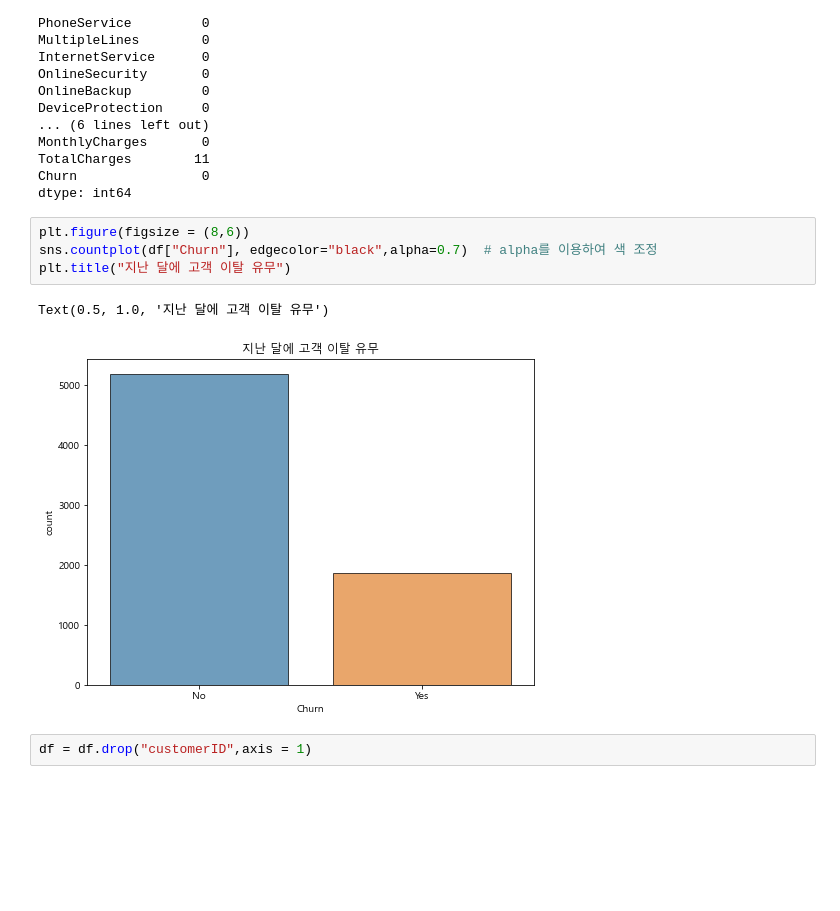
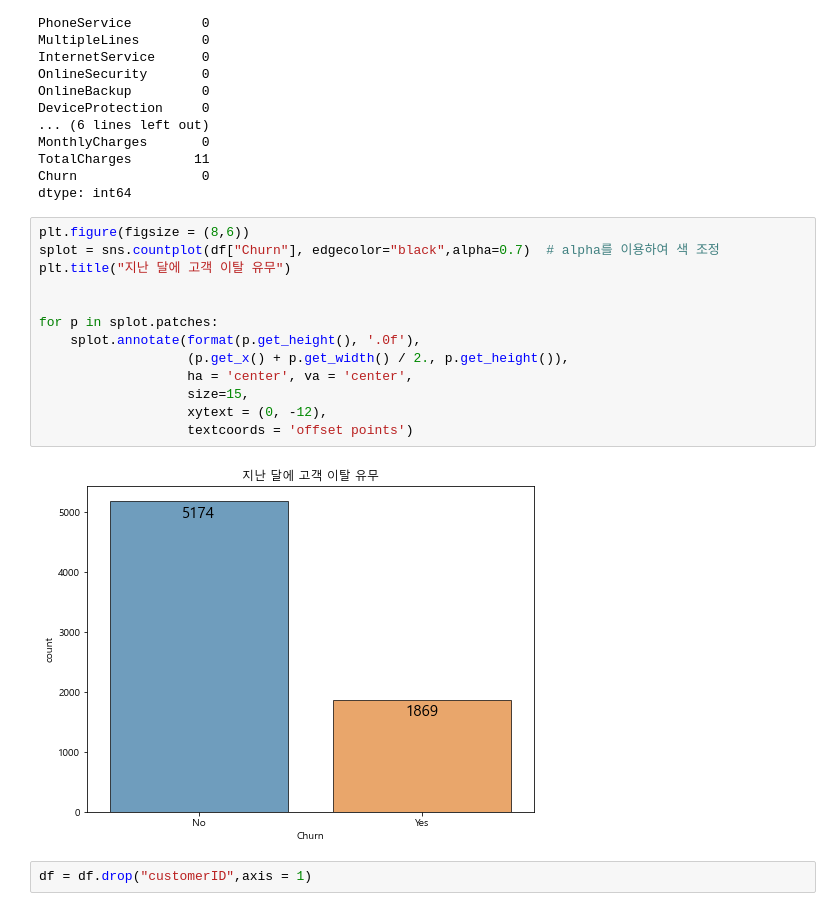
Before and after one commit to parkseonga/Kaggle_EDA, a Jupyter notebook: Practical training/Telco Customer.ipynb, the cells around one changed output. Saved outputs shown, nothing was run; the diff lists cells and outputs as text; blank space fills up the shorter version.

```diff
--- a/Practical training/Telco Customer.ipynb
+++ b/Practical training/Telco Customer.ipynb
@@ -144,11 +144,19 @@ Churn                0
 dtype: int64
 # %%
 plt.figure(figsize = (8,6))
-sns.countplot(df["Churn"], edgecolor="black",alpha=0.7)  # alpha를 이용하여 색 조정
+splot = sns.countplot(df["Churn"], edgecolor="black",alpha=0.7)  # alpha를 이용하여 색 조정
 plt.title("지난 달에 고객 이탈 유무")
+
+
+for p in splot.patches:
+    splot.annotate(format(p.get_height(), '.0f'),
+                   (p.get_x() + p.get_width() / 2., p.get_height()),
+                   ha = 'center', va = 'center',
+                   size=15,
+                   xytext = (0, -12),
+                   textcoords = 'offset points')
 # %% [output]
-Text(0.5, 1.0, '지난 달에 고객 이탈 유무')
-[figure, old version]
+[figure, new version]
 # %%
 df = df.drop("customerID",axis = 1)
 # %% [markdown]
```
Also changed, not shown: parts of 24 cells of this notebook.
